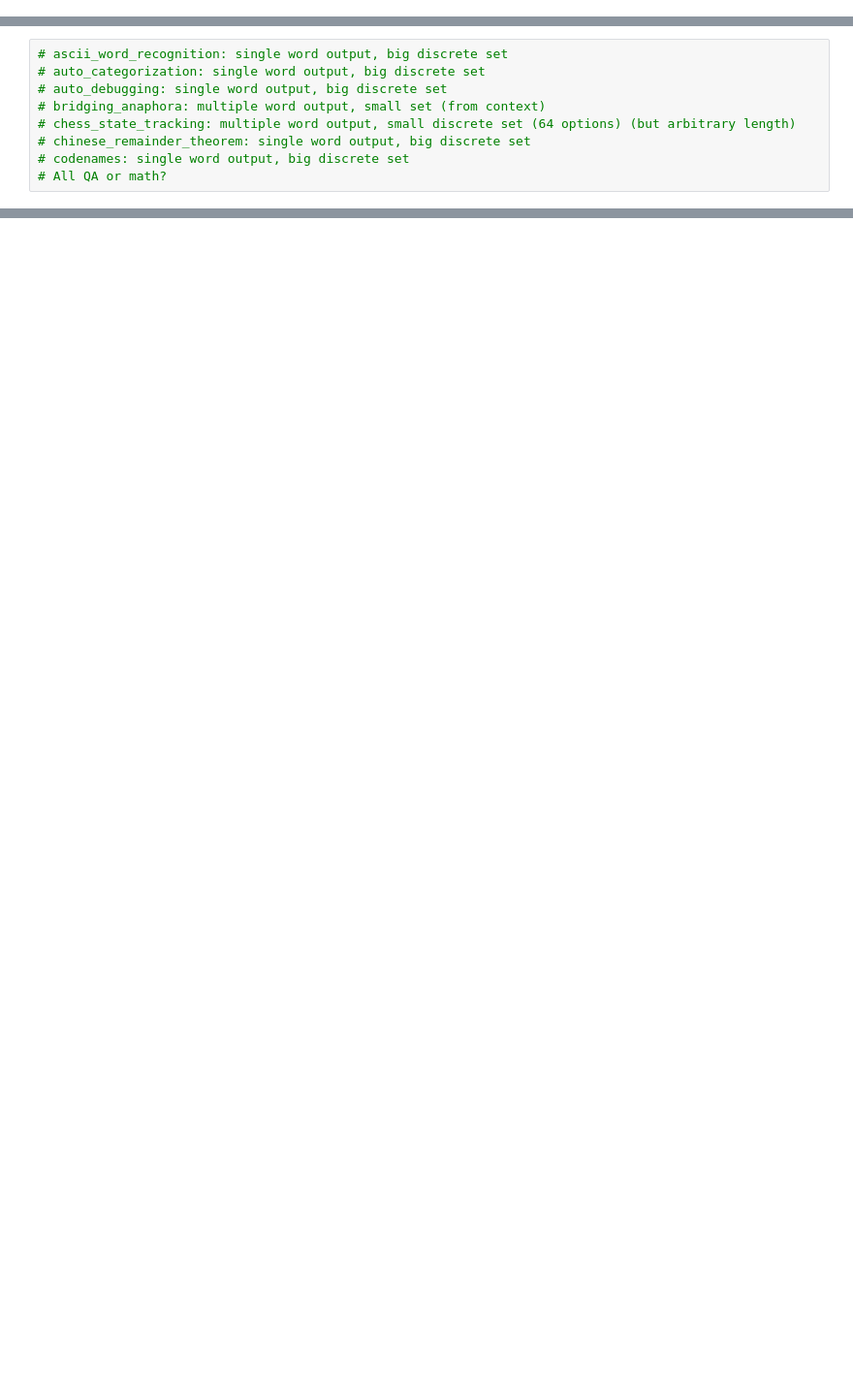
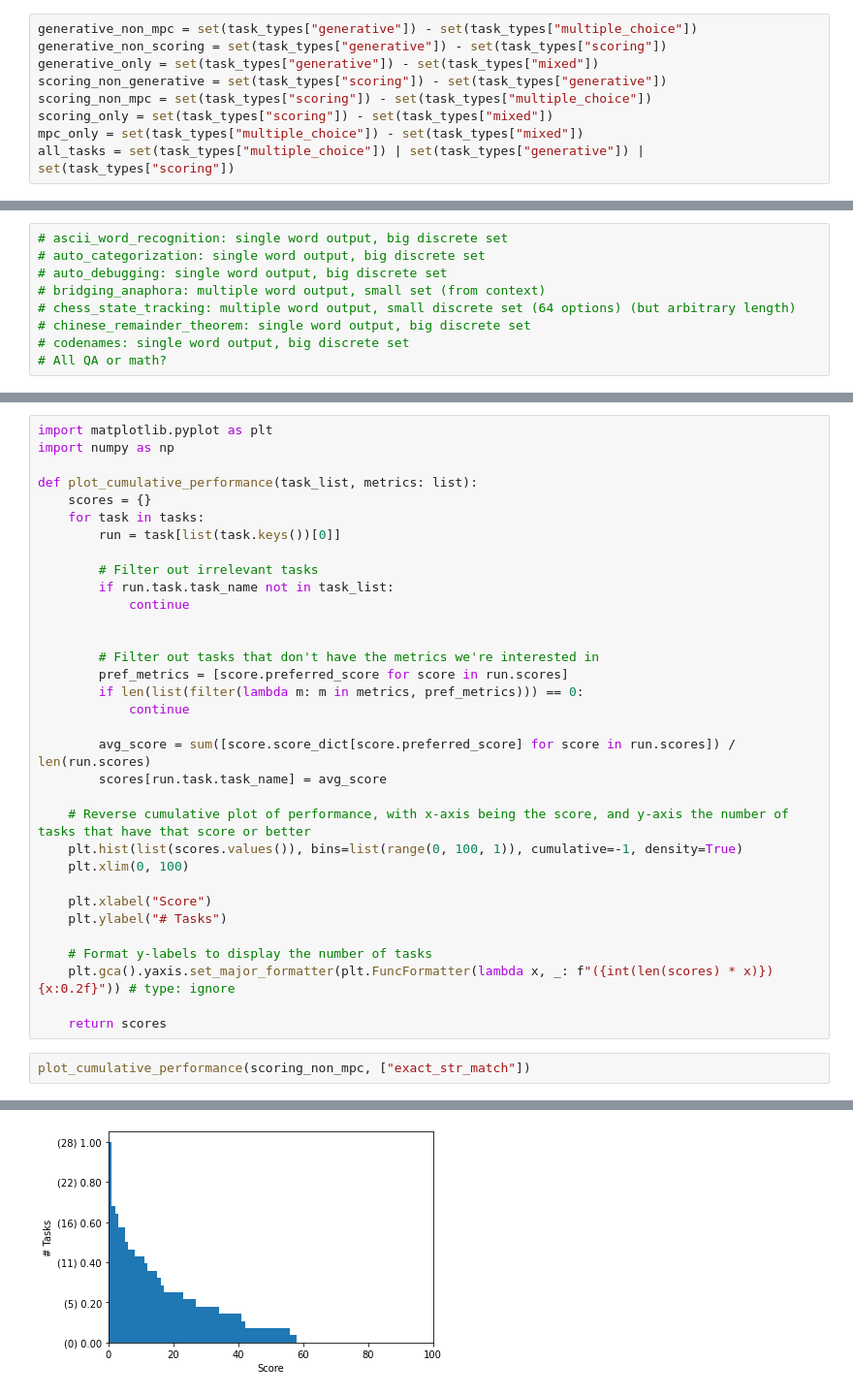
Before and after one commit to wschella/lass, a Jupyter notebook: notebooks/Analyse_TaskTypes.ipynb, the cells around one changed output, grey strips where cells are left out. Shown at 97% size. Cells and saved outputs as stored; diff of their text form; blank space fills up the shorter version.

Commit message:
Proper analysis of task types and their performance

```diff
--- a/notebooks/Analyse_TaskTypes.ipynb
+++ b/notebooks/Analyse_TaskTypes.ipynb
@@ -95,0 +110,9 @@ set()
+# %%
+generative_non_mpc = set(task_types["generative"]) - set(task_types["multiple_choice"])
+generative_non_scoring = set(task_types["generative"]) - set(task_types["scoring"])
+generative_only = set(task_types["generative"]) - set(task_types["mixed"])
+scoring_non_generative = set(task_types["scoring"]) - set(task_types["generative"])
+scoring_non_mpc = set(task_types["scoring"]) - set(task_types["multiple_choice"])
+scoring_only = set(task_types["scoring"]) - set(task_types["mixed"])
+mpc_only = set(task_types["multiple_choice"]) - set(task_types["mixed"])
+all_tasks = set(task_types["multiple_choice"]) | set(task_types["generative"]) | set(task_types["scoring"])
@@ -229,0 +179,36 @@ plt.show()
+# %%
+import matplotlib.pyplot as plt
+import numpy as np
+
+def plot_cumulative_performance(task_list, metrics: list):
+    scores = {}
+    for task in tasks:
+        run = task[list(task.keys())[0]]
+
+        # Filter out irrelevant tasks
+        if run.task.task_name not in task_list:
+            continue
+
+
+        # Filter out tasks that don't have the metrics we're interested in
+        pref_metrics = [score.preferred_score for score in run.scores]
+        if len(list(filter(lambda m: m in metrics, pref_metrics))) == 0:
+            continue
+
+        avg_score = sum([score.score_dict[score.preferred_score] for score in run.scores]) / len(run.scores)
+        scores[run.task.task_name] = avg_score
+
+    # Reverse cumulative plot of performance, with x-axis being the score, and y-axis the number of tasks that have that score or better
+    plt.hist(list(scores.values()), bins=list(range(0, 100, 1)), cumulative=-1, density=True)
+    plt.xlim(0, 100)
+
+    plt.xlabel("Score")
+    plt.ylabel("# Tasks")
+
+    # Format y-labels to display the number of tasks
+    plt.gca().yaxis.set_major_formatter(plt.FuncFormatter(lambda x, _: f"({int(len(scores) * x)}) {x:0.2f}")) # type: ignore
+
+    return scores
+# %%
+plot_cumulative_performance(scoring_non_mpc, ["exact_str_match"])
+# %% [output]
@@ -229,0 +232 @@ plt.show()
+[figure, added]
```
Also changed, not shown: parts of 28 cells of this notebook.
